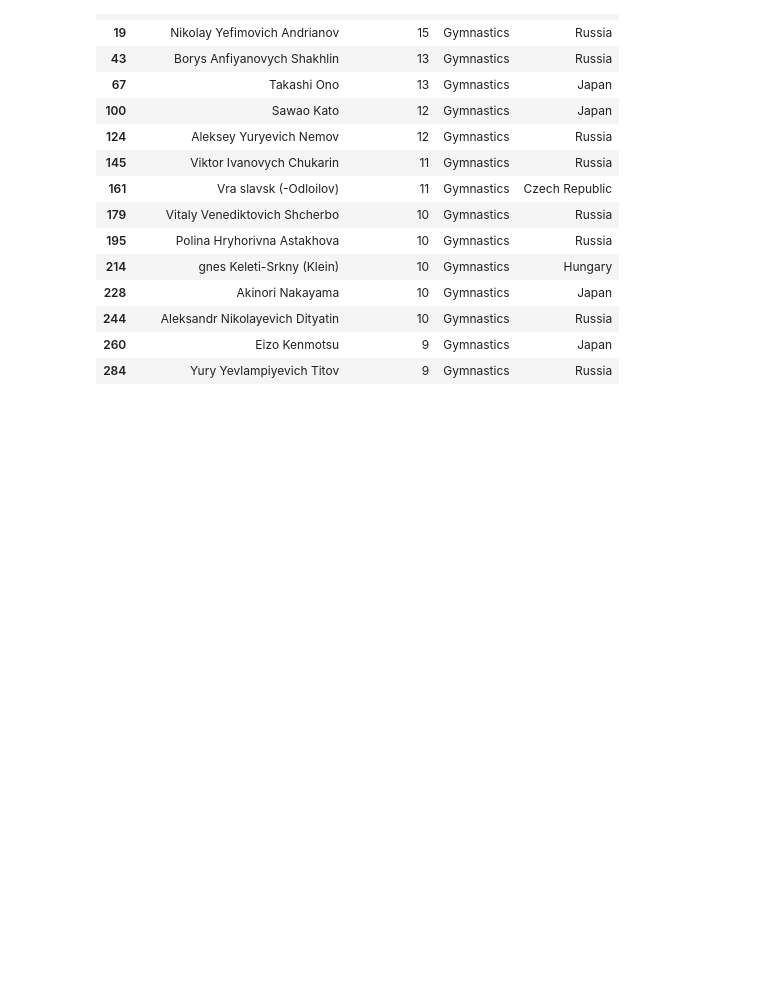
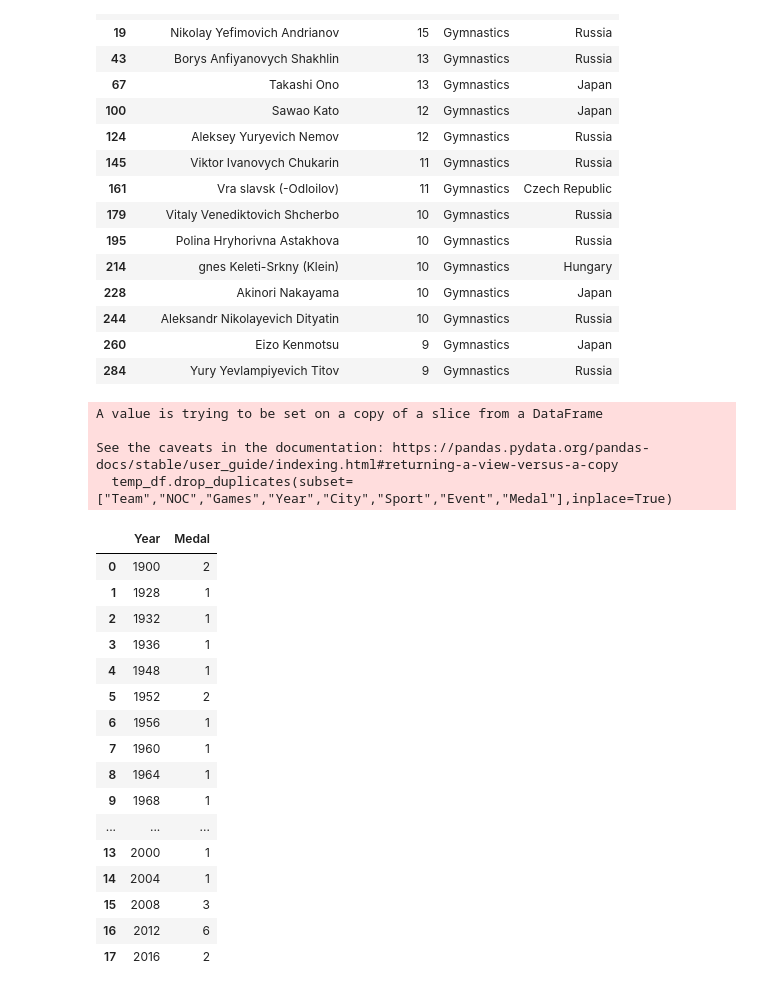
Before and after one commit to SNandini04/Olympics_Data_Analysis_Web_Application, a Jupyter notebook: data_analysis.ipynb, the cells around one changed output. Saved outputs shown, nothing was run; the diff lists cells and outputs as text; code cells hidden in the pictures; blank space fills up the shorter version.

```diff
--- a/data_analysis.ipynb
+++ b/data_analysis.ipynb
@@ -581,0 +587,29 @@ most_successful(df,'Gymnastics')
+# %%
+temp_df = df.dropna(subset=['Medal'])
+temp_df.drop_duplicates(subset=["Team","NOC","Games","Year","City","Sport","Event","Medal"],inplace=True)
+# %% [output]
+A value is trying to be set on a copy of a slice from a DataFrame
+
+See the caveats in the documentation: https://pandas.pydata.org/pandas-docs/stable/user_guide/indexing.html#returning-a-view-versus-a-copy
+  temp_df.drop_duplicates(subset=["Team","NOC","Games","Year","City","Sport","Event","Medal"],inplace=True)
+# %%
+temp_df[temp_df['region']=='India'].groupby('Year').count()['Medal'].reset_index()
+# temp_df.groupby('Year').count()['Medal']
+# %% [output]
+|  | Year | Medal |
+| 0 | 1900 | 2 |
+| 1 | 1928 | 1 |
+| 2 | 1932 | 1 |
+| 3 | 1936 | 1 |
+| 4 | 1948 | 1 |
+| 5 | 1952 | 2 |
+| 6 | 1956 | 1 |
+| 7 | 1960 | 1 |
+| 8 | 1964 | 1 |
+| 9 | 1968 | 1 |
+| ... | ... | ... |
+| 13 | 2000 | 1 |
+| 14 | 2004 | 1 |
+| 15 | 2008 | 3 |
+| 16 | 2012 | 6 |
+| 17 | 2016 | 2 |
```
Also changed, not shown: parts of 26 cells of this notebook, 5 other files.
